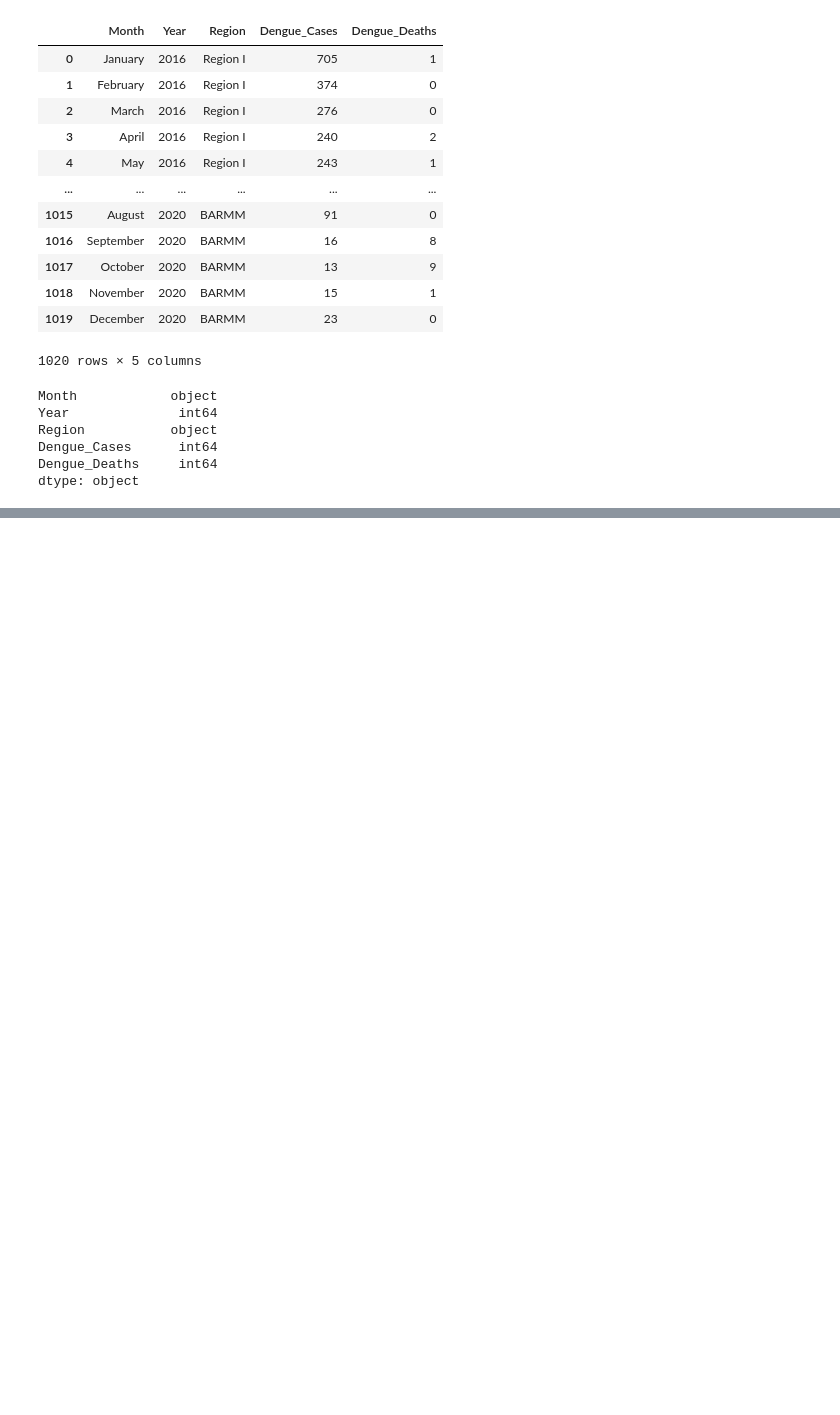
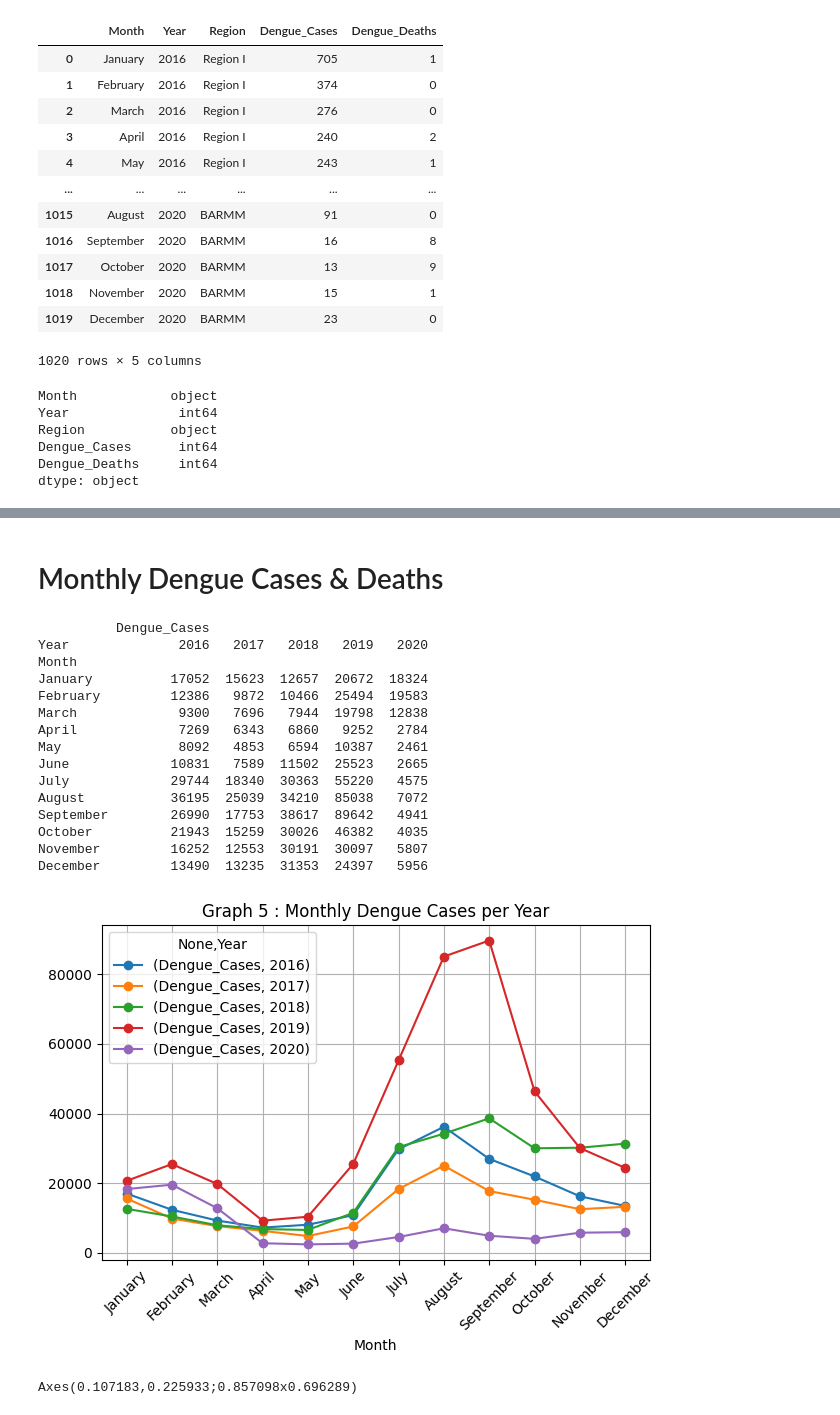
Before and after one commit to talabong0605/ELEC303-DATA-ANALYTICS-TALABONG, a Jupyter notebook: elec303_project3_3a/Project3_PH_Dengue_Analysis.ipynb, the cells around one changed output, grey strips where cells are left out. Saved outputs shown, nothing was run; the diff lists cells and outputs as text; code cells hidden in the pictures; blank space fills up the shorter version.

```diff
--- a/elec303_project3_3a/Project3_PH_Dengue_Analysis.ipynb
+++ b/elec303_project3_3a/Project3_PH_Dengue_Analysis.ipynb
@@ -72,0 +160,31 @@ dengue.groupby(['Region'])['Month']
+# %% [markdown]
+<h1>Monthly Dengue Cases & Deaths</h1>
+# %%
+month_order=['January','February','March','April','May','June','July','August','September','October','November','December']
+
+dengue_monthly_cases = dengue.groupby(['Month','Year'])[['Dengue_Cases']].sum().unstack('Year').reindex(month_order)
+print(dengue_monthly_cases)
+dengue_monthly_cases = dengue_monthly_cases.plot(marker='o', title='Graph 5 : Monthly Dengue Cases per Year', grid=True, label=True)
+dengue_monthly_cases.set_xticks(range(len(month_order)))
+dengue_monthly_cases.set_xticklabels(month_order, rotation=45)
+plt.tight_layout()
+plt.show()
+print(dengue_monthly_cases)
+# %% [output]
+          Dengue_Cases
+Year              2016   2017   2018   2019   2020
+Month
+January          17052  15623  12657  20672  18324
+February         12386   9872  10466  25494  19583
+March             9300   7696   7944  19798  12838
+April             7269   6343   6860   9252   2784
+May               8092   4853   6594  10387   2461
+June             10831   7589  11502  25523   2665
+July             29744  18340  30363  55220   4575
+August           36195  25039  34210  85038   7072
+September        26990  17753  38617  89642   4941
+October          21943  15259  30026  46382   4035
+November         16252  12553  30191  30097   5807
+December         13490  13235  31353  24397   5956
+[figure, added]
+Axes(0.107183,0.225933;0.857098x0.696289)
```
Also changed, not shown: parts of 38 cells of this notebook.
